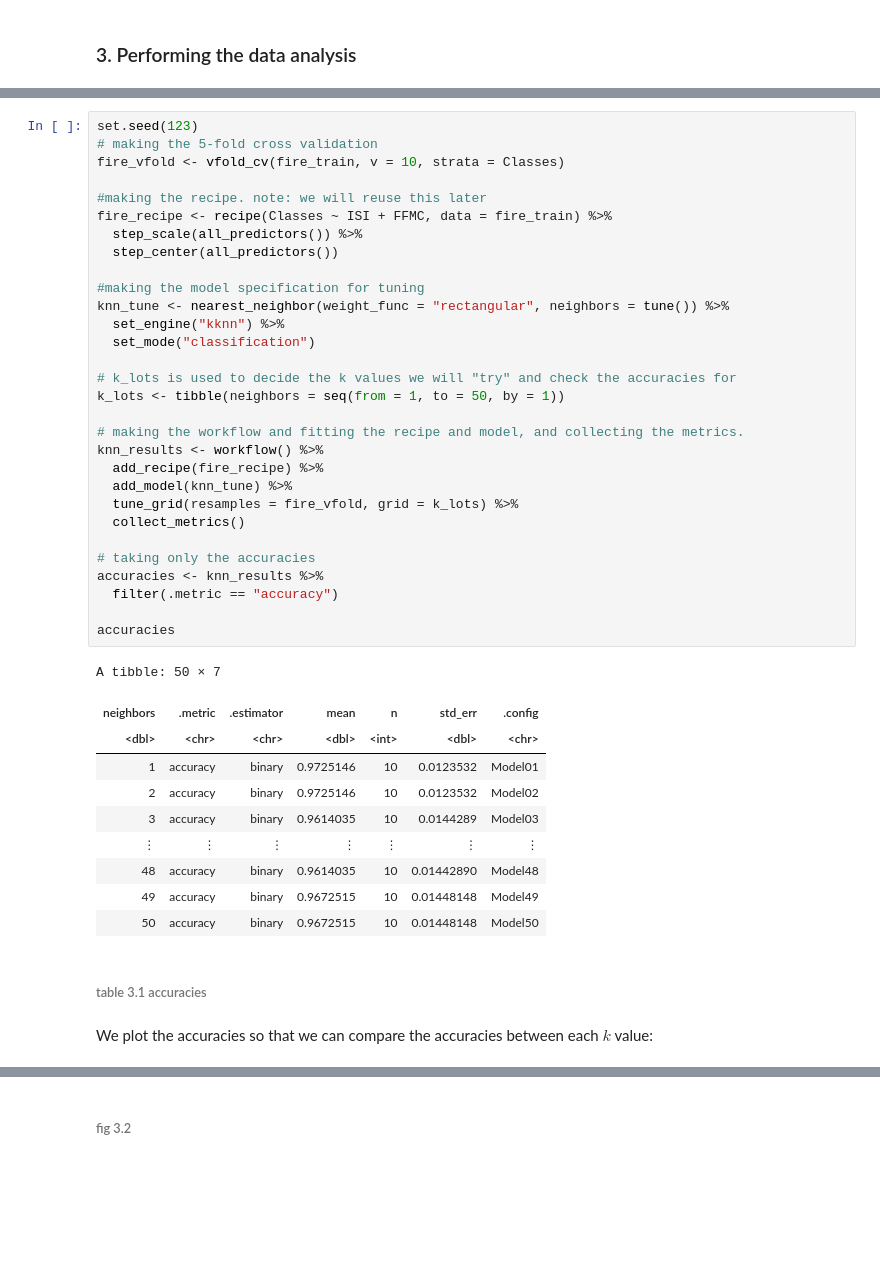
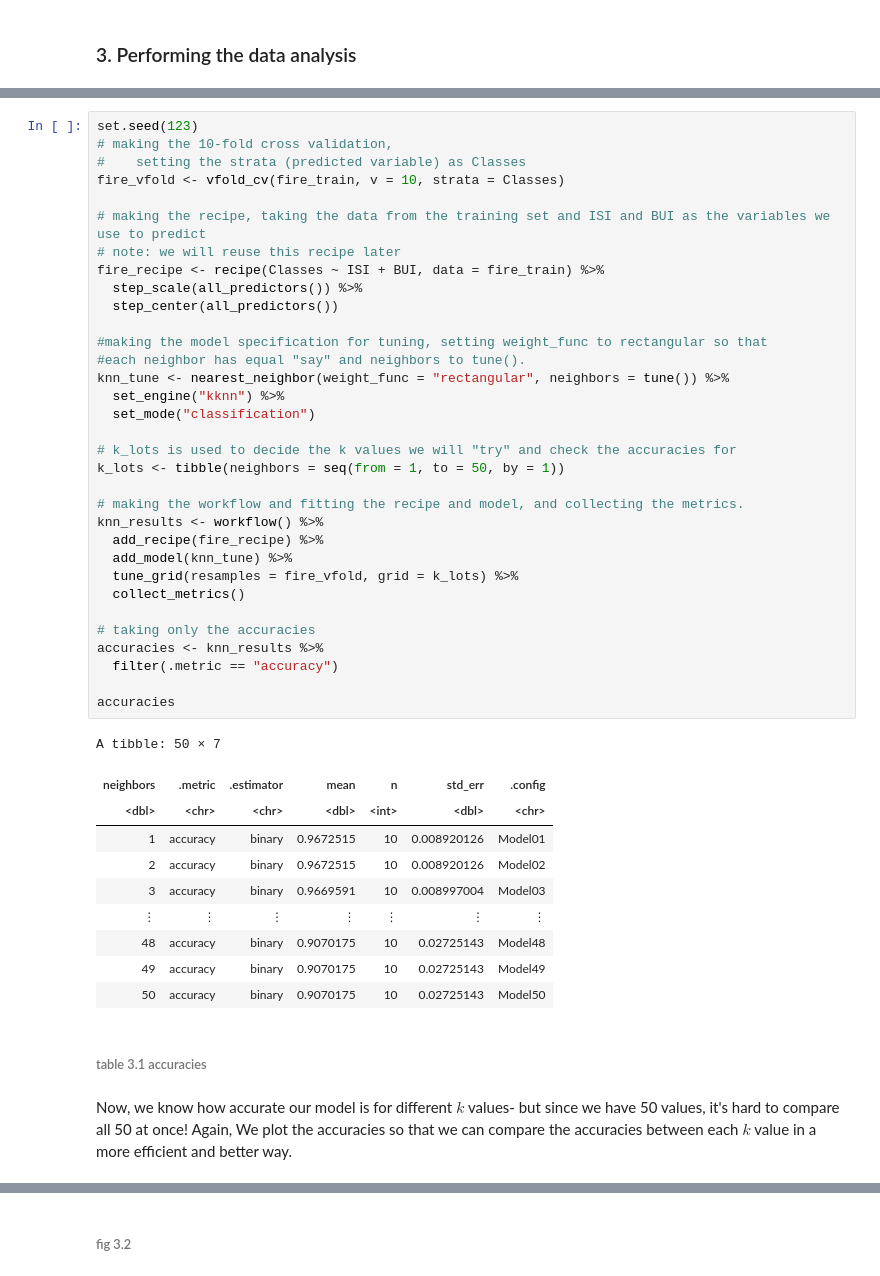
Before and after one commit to vangeliq/DSCII100_project_proposal, a Jupyter notebook: project_report.ipynb, the cells around one changed output, grey strips where cells are left out. Cells and saved outputs as stored; diff of their text form; blank space fills up the shorter version.

```diff
--- a/project_report.ipynb
+++ b/project_report.ipynb
@@ -287,49 +320,52 @@ The steps are as follows:
 4. we add this recipe and model to a `workflow()`, using `collect_metrics()` to get the accuracies of each $k$ value.
 # %%
 set.seed(123)
-# making the 5-fold cross validation
+# making the 10-fold cross validation,
+#    setting the strata (predicted variable) as Classes
 fire_vfold <- vfold_cv(fire_train, v = 10, strata = Classes)
 
-#making the recipe. note: we will reuse this later
-fire_recipe <- recipe(Classes ~ ISI + FFMC, data = fire_train) %>%
+# making the recipe, taking the data from the training set and ISI and BUI as the variables we use to predict
+# note: we will reuse this recipe later
+fire_recipe <- recipe(Classes ~ ISI + BUI, data = fire_train) %>%
   step_scale(all_predictors()) %>%
   step_center(all_predictors())
 
-#making the model specification for tuning
+#making the model specification for tuning, setting weight_func to rectangular so that
+#each neighbor has equal "say" and neighbors to tune().
 knn_tune <- nearest_neighbor(weight_func = "rectangular", neighbors = tune()) %>%
   set_engine("kknn") %>%
   set_mode("classification")
 
 # k_lots is used to decide the k values we will "try" and check the accuracies for
 k_lots <- tibble(neighbors = seq(from = 1, to = 50, by = 1))
 
 # making the workflow and fitting the recipe and model, and collecting the metrics.
 knn_results <- workflow() %>%
   add_recipe(fire_recipe) %>%
   add_model(knn_tune) %>%
   tune_grid(resamples = fire_vfold, grid = k_lots) %>%
   collect_metrics()
 
 # taking only the accuracies
 accuracies <- knn_results %>%
   filter(.metric == "accuracy")
 
 accuracies
 # %% [output]
 A tibble: 50 × 7
 | neighbors | .metric | .estimator | mean | n | std_err | .config |
 | <dbl> | <chr> | <chr> | <dbl> | <int> | <dbl> | <chr> |
-| 1 | accuracy | binary | 0.9725146 | 10 | 0.0123532 | Model01 |
-| 2 | accuracy | binary | 0.9725146 | 10 | 0.0123532 | Model02 |
-| 3 | accuracy | binary | 0.9614035 | 10 | 0.0144289 | Model03 |
+| 1 | accuracy | binary | 0.9672515 | 10 | 0.008920126 | Model01 |
+| 2 | accuracy | binary | 0.9672515 | 10 | 0.008920126 | Model02 |
+| 3 | accuracy | binary | 0.9669591 | 10 | 0.008997004 | Model03 |
 | ⋮ | ⋮ | ⋮ | ⋮ | ⋮ | ⋮ | ⋮ |
-| 48 | accuracy | binary | 0.9614035 | 10 | 0.01442890 | Model48 |
-| 49 | accuracy | binary | 0.9672515 | 10 | 0.01448148 | Model49 |
-| 50 | accuracy | binary | 0.9672515 | 10 | 0.01448148 | Model50 |
+| 48 | accuracy | binary | 0.9070175 | 10 | 0.02725143 | Model48 |
+| 49 | accuracy | binary | 0.9070175 | 10 | 0.02725143 | Model49 |
+| 50 | accuracy | binary | 0.9070175 | 10 | 0.02725143 | Model50 |
 # %% [markdown]
 ######  table 3.1 accuracies
-# %% [markdown]
-We plot the accuracies so that we can compare the accuracies between each $k$ value:
+# %% [markdown]
+Now, we know how accurate our model is for different $k$ values- but since we have 50 values, it's hard to compare all 50 at once! Again, We plot the accuracies so that we can compare the accuracies between each $k$ value in a more efficient and better way.
 # %%
 options(repr.plot.width=10, repr.plot.height=10)
 
```
Also changed, not shown: parts of 29 cells of this notebook.
